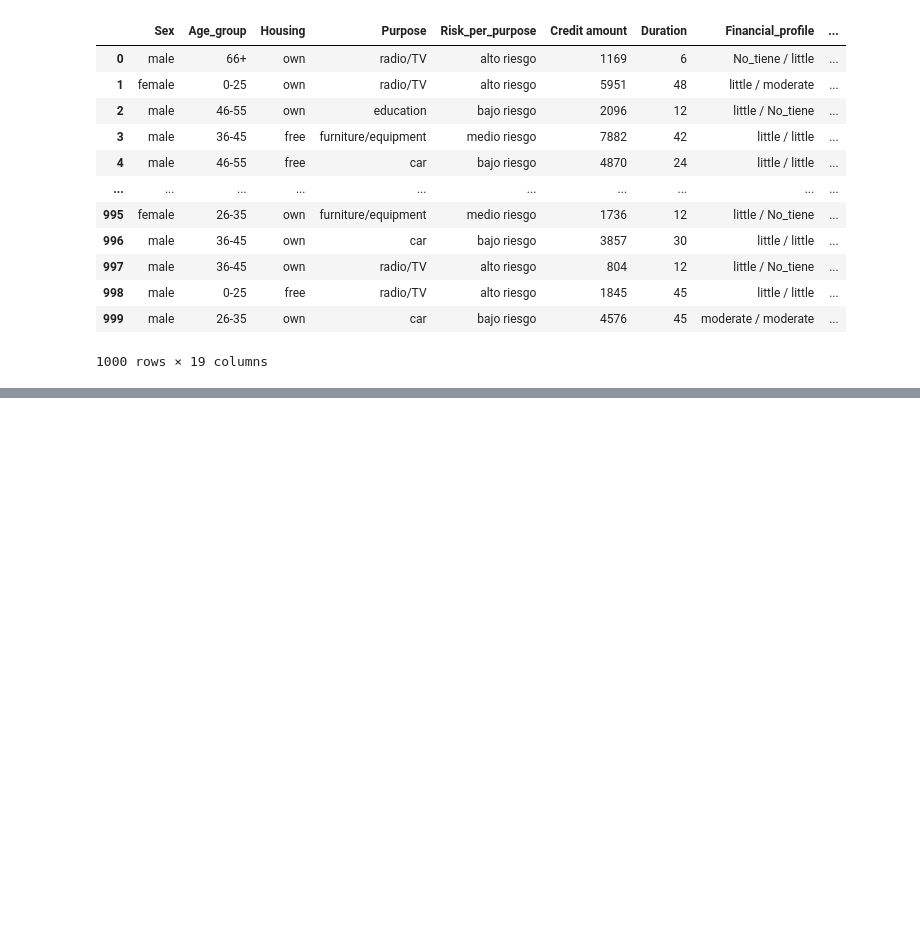
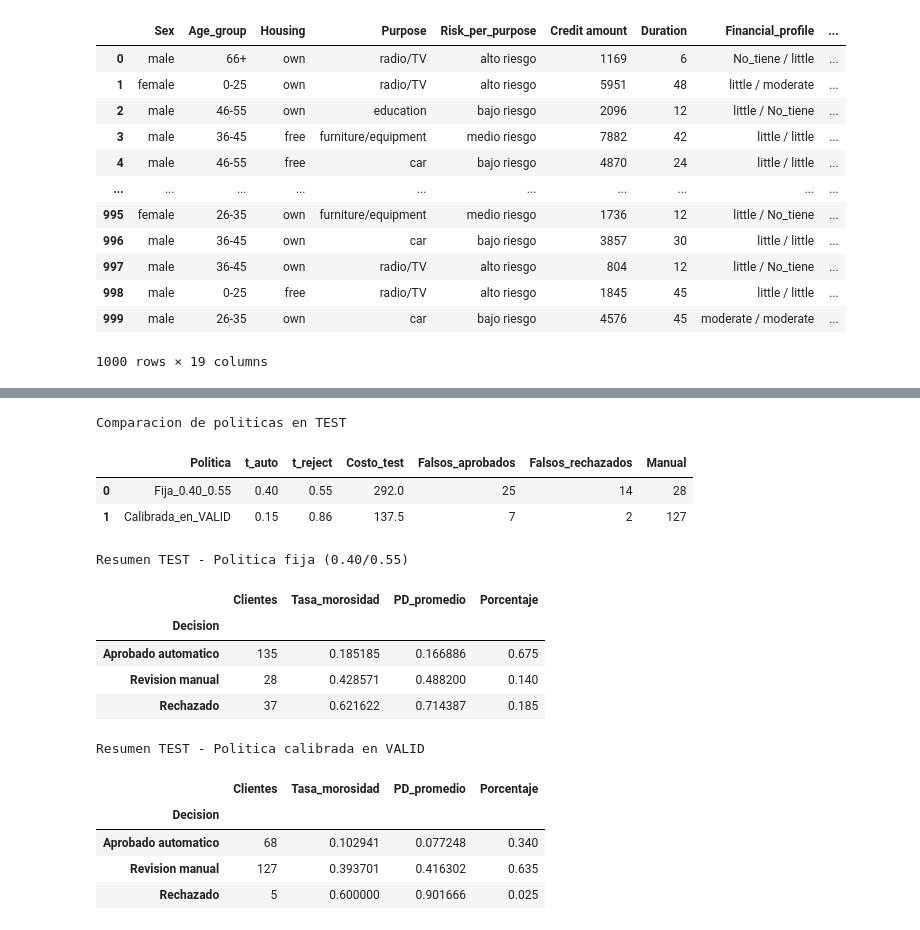
Before and after one commit to EstebanGT97/credit_risk, a Jupyter notebook: bank_credit_risk.ipynb, the cells around one changed output, grey strips where cells are left out. Saved outputs shown, nothing was run; the diff lists cells and outputs as text; code cells hidden in the pictures; blank space fills up the shorter version.

```diff
--- a/bank_credit_risk.ipynb
+++ b/bank_credit_risk.ipynb
@@ -514,0 +788,56 @@ Name: count, dtype: int64
+# %%
+# 6) Evaluacion FINAL en TEST: politica fija vs politica calibrada en VALID
+
+fixed_auto, fixed_reject = 0.40, 0.55
+
+cost_fix, fa_fix, fr_fix, man_fix = policy_cost(y_test, pd_test, fixed_auto, fixed_reject)
+cost_best, fa_best, fr_best, man_best = policy_cost(y_test, pd_test, best_t_auto, best_t_reject)
+
+comparison = pd.DataFrame([
+    {
+        "Politica": "Fija_0.40_0.55",
+        "t_auto": fixed_auto,
+        "t_reject": fixed_reject,
+        "Costo_test": cost_fix,
+        "Falsos_aprobados": fa_fix,
+        "Falsos_rechazados": fr_fix,
+        "Manual": man_fix,
+    },
+    {
+        "Politica": "Calibrada_en_VALID",
+        "t_auto": best_t_auto,
+        "t_reject": best_t_reject,
+        "Costo_test": cost_best,
+        "Falsos_aprobados": fa_best,
+        "Falsos_rechazados": fr_best,
+        "Manual": man_best,
+    },
+])
+
+print("Comparacion de politicas en TEST")
+display(comparison)
+
+print("")
+print("Resumen TEST - Politica fija (0.40/0.55)")
+display(policy_summary(y_test, pd_test, fixed_auto, fixed_reject))
+
+print("")
+print("Resumen TEST - Politica calibrada en VALID")
+display(policy_summary(y_test, pd_test, best_t_auto, best_t_reject))
+# %% [output]
+Comparacion de politicas en TEST
+|  | Politica | t_auto | t_reject | Costo_test | Falsos_aprobados | Falsos_rechazados | Manual |
+| 0 | Fija_0.40_0.55 | 0.40 | 0.55 | 292.0 | 25 | 14 | 28 |
+| 1 | Calibrada_en_VALID | 0.15 | 0.86 | 137.5 | 7 | 2 | 127 |
+Resumen TEST - Politica fija (0.40/0.55)
+|  | Clientes | Tasa_morosidad | PD_promedio | Porcentaje |
+| Decision |  |  |  |  |
+| Aprobado automatico | 135 | 0.185185 | 0.166886 | 0.675 |
+| Revision manual | 28 | 0.428571 | 0.488200 | 0.140 |
+| Rechazado | 37 | 0.621622 | 0.714387 | 0.185 |
+Resumen TEST - Politica calibrada en VALID
+|  | Clientes | Tasa_morosidad | PD_promedio | Porcentaje |
+| Decision |  |  |  |  |
+| Aprobado automatico | 68 | 0.102941 | 0.077248 | 0.340 |
+| Revision manual | 127 | 0.393701 | 0.416302 | 0.635 |
+| Rechazado | 5 | 0.600000 | 0.901666 | 0.025 |
```
Also changed, not shown: parts of 14 cells of this notebook, 6 other files.
